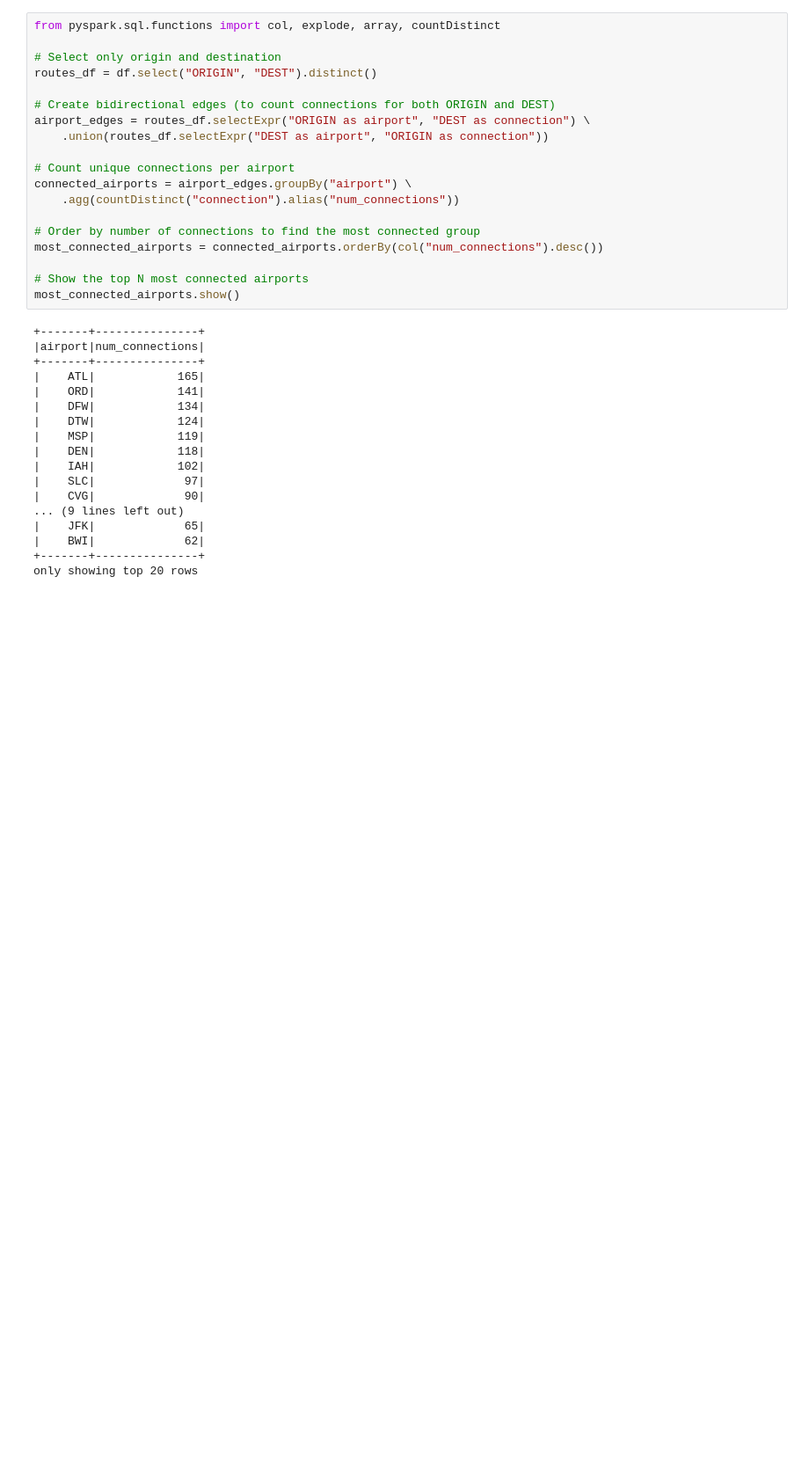
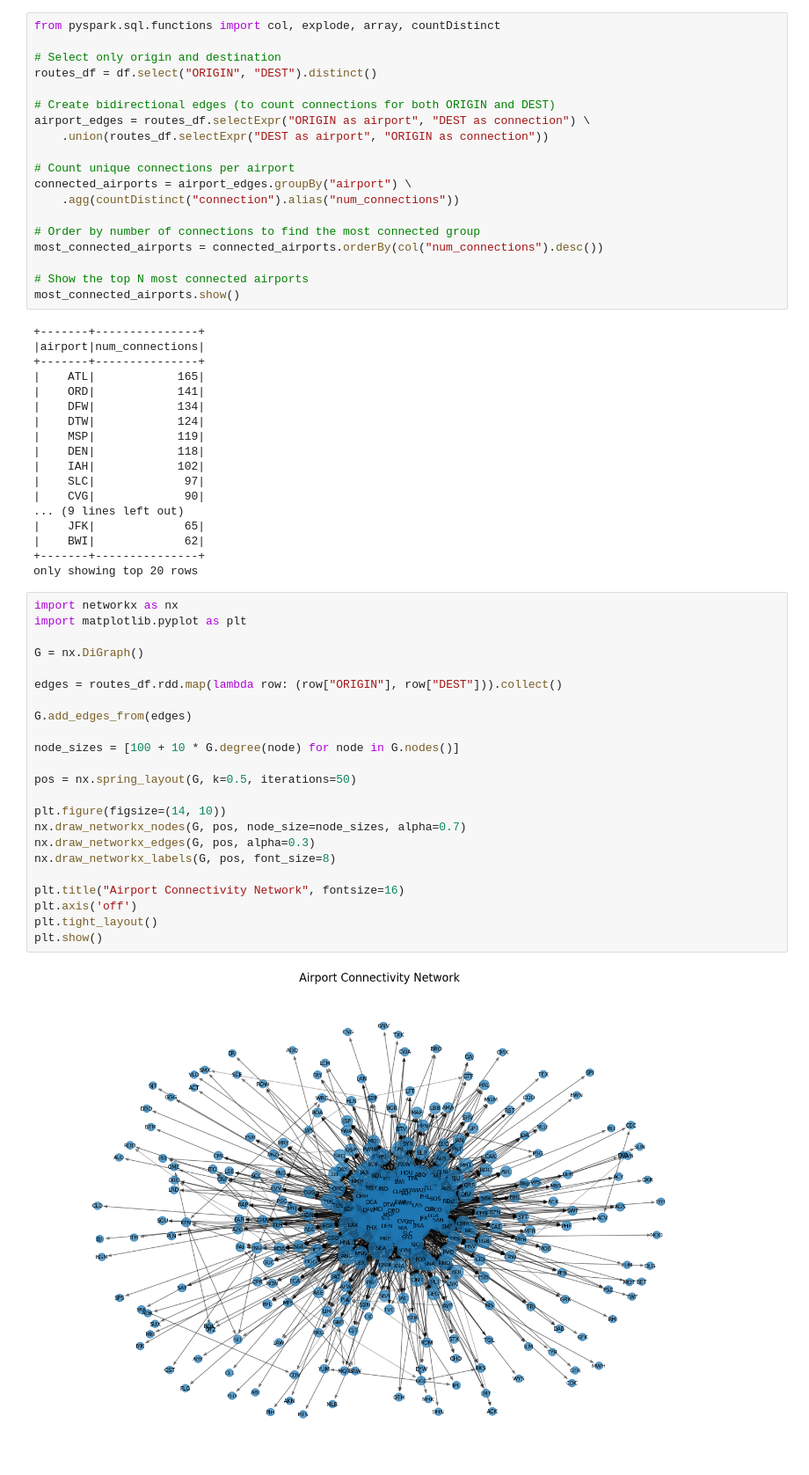
Before and after one commit to PhashaD/bdm-project-group12, a Jupyter notebook: projects/project3/project3.ipynb, the cells around one changed output. Shown at 88% size. Cells and saved outputs as stored; diff of their text form; blank space fills up the shorter version.

```diff
--- a/projects/project3/project3.ipynb
+++ b/projects/project3/project3.ipynb
@@ -606,3 +606,28 @@ most_connected_airports.show()
 |    BWI|             62|
 +-------+---------------+
 only showing top 20 rows
+# %%
+import networkx as nx
+import matplotlib.pyplot as plt
+
+G = nx.DiGraph()
+
+edges = routes_df.rdd.map(lambda row: (row["ORIGIN"], row["DEST"])).collect()
+
+G.add_edges_from(edges)
+
+node_sizes = [100 + 10 * G.degree(node) for node in G.nodes()]
+
+pos = nx.spring_layout(G, k=0.5, iterations=50)
+
+plt.figure(figsize=(14, 10))
+nx.draw_networkx_nodes(G, pos, node_size=node_sizes, alpha=0.7)
+nx.draw_networkx_edges(G, pos, alpha=0.3)
+nx.draw_networkx_labels(G, pos, font_size=8)
+
+plt.title("Airport Connectivity Network", fontsize=16)
+plt.axis('off')
+plt.tight_layout()
+plt.show()
+# %% [output]
+[figure, added]
```
Also changed, not shown: 2 other files.
